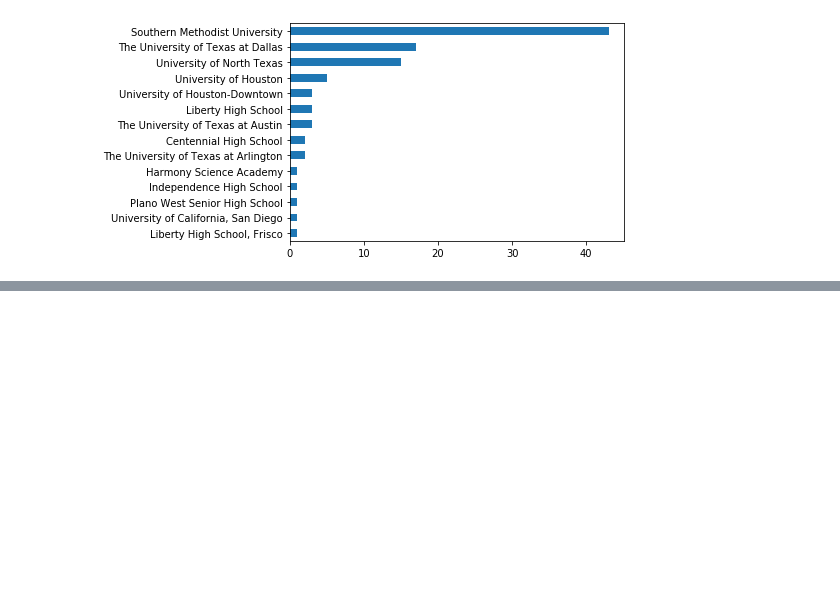
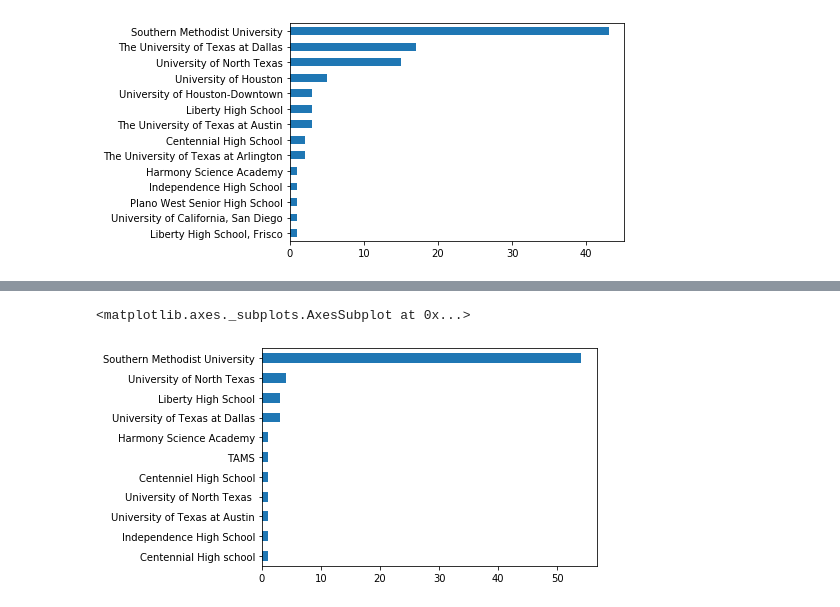
Before and after one commit to n-wes/Data-Visualization-with-Python, a Jupyter notebook: hackSMU/hackSMUII/registration_checkin_analysis.ipynb, the cells around one changed output, grey strips where cells are left out. Cells and saved outputs as stored; diff of their text form; code cells hidden in the pictures; blank space fills up the shorter version.

Commit message:
some more graphs

```diff
--- a/hackSMU/hackSMUII/registration_checkin_analysis.ipynb
+++ b/hackSMU/hackSMUII/registration_checkin_analysis.ipynb
@@ -64,0 +80,5 @@ registrations['School'].value_counts(ascending=True).plot.barh()
+# %%
+check_ins['University'].value_counts(ascending=True).plot.barh()
+# %% [output]
+<matplotlib.axes._subplots.AxesSubplot at 0x...>
+[figure, added]
```
Also changed, not shown: parts of 4 cells of this notebook, 3 other files.
